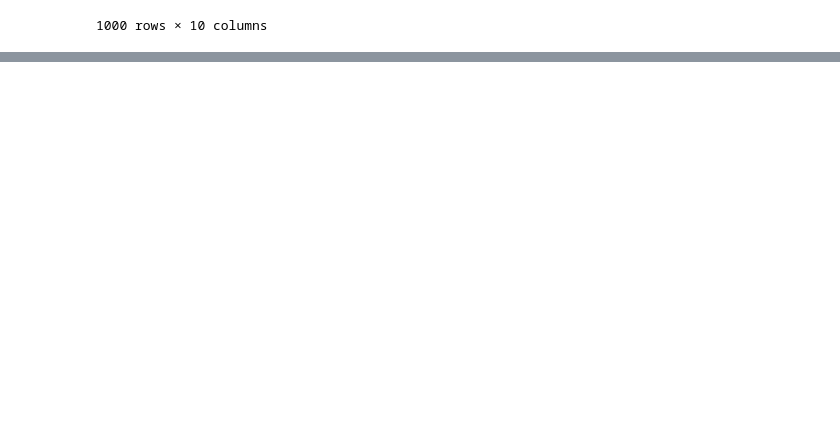
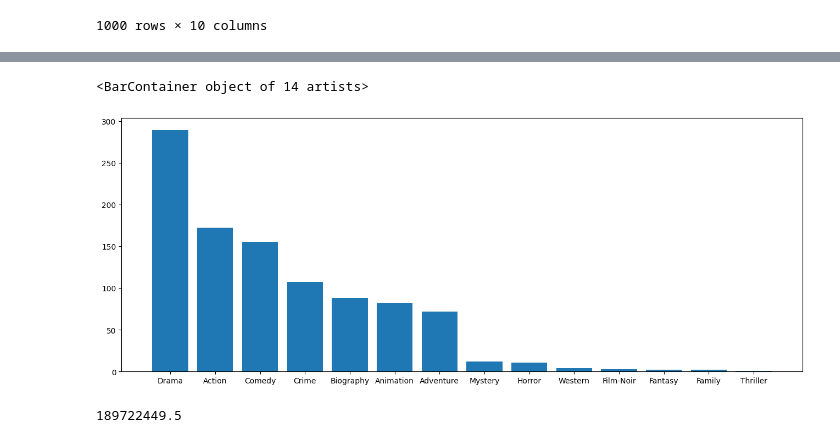
Before and after one commit to Humza134/Pandas, a Jupyter notebook: pandas/Pandas_class_3.ipynb, the cells around one changed output, grey strips where cells are left out. Cells and saved outputs as stored; diff of their text form; code cells hidden in the pictures; blank space fills up the shorter version.

Commit message:
learn quries for data analysis

```diff
--- a/pandas/Pandas_class_3.ipynb
+++ b/pandas/Pandas_class_3.ipynb
@@ -235,0 +312,10 @@ data[data.Director == "Alfred Hitchcock"]
+# %%
+plt.figure(figsize=(16,6))
+plt.bar(x=data.Genre.value_counts().index, height=data.Genre.value_counts().values)
+# %% [output]
+<BarContainer object of 14 artists>
+[figure, added]
+# %%
+data[data.Genre=="Action"]['Gross'].mean()
+# %% [output]
+189722449.5
```
Also changed, not shown: parts of 13 cells of this notebook.
